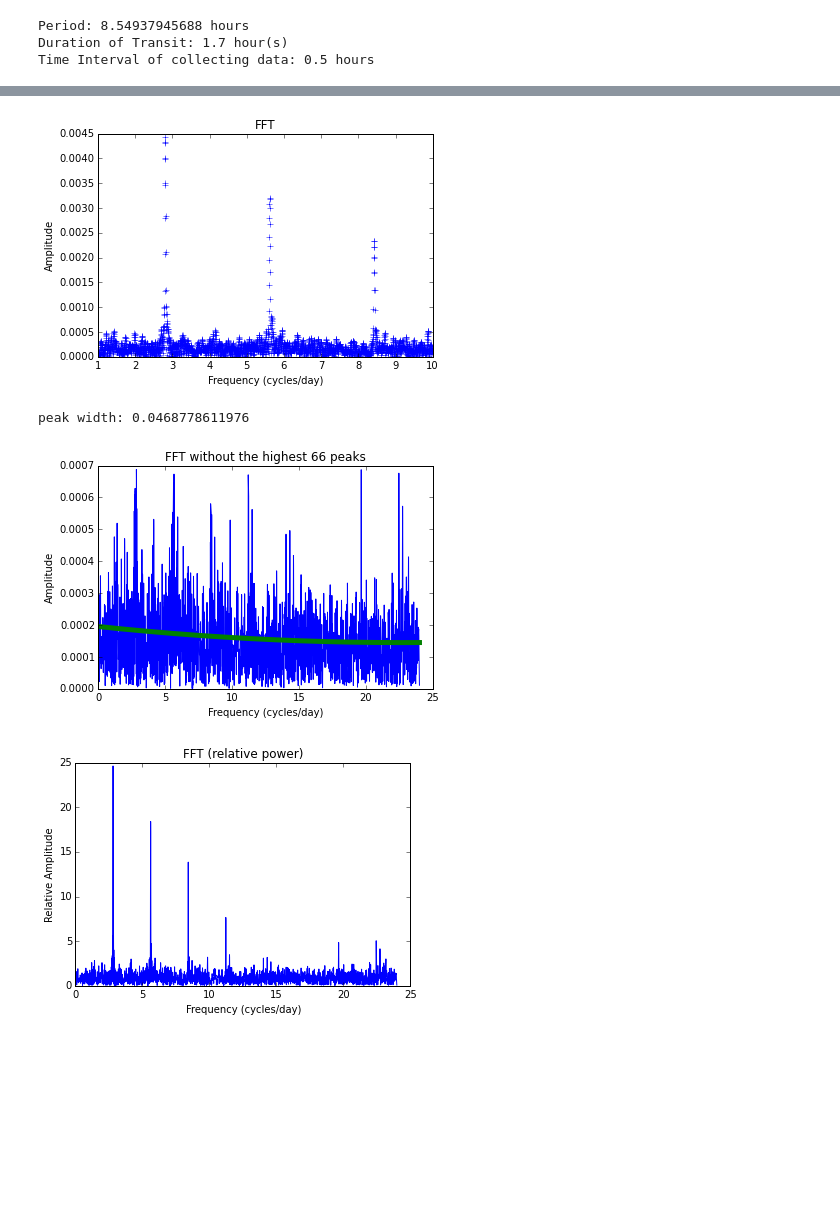
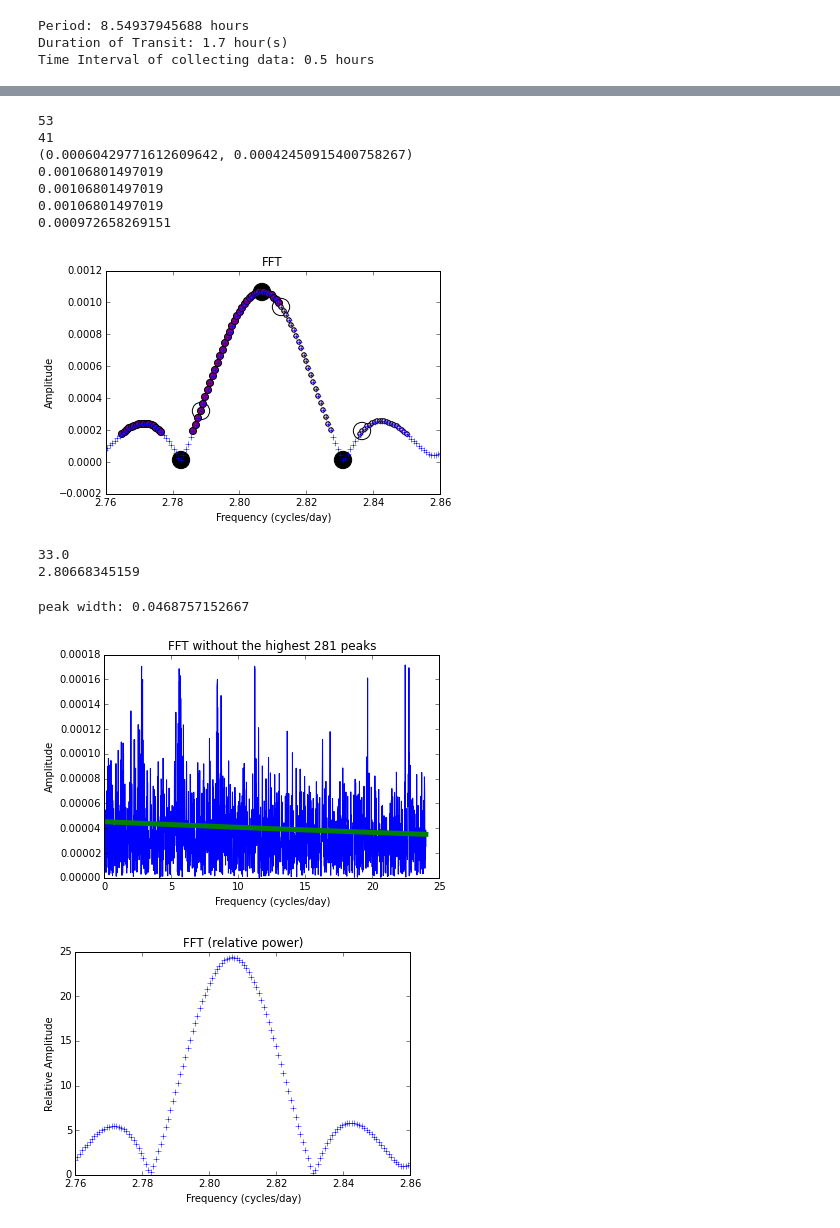
Before and after one commit to dianadianadiana/FFT, a Jupyter notebook: flux_function_transit.ipynb, the cells around one changed output, grey strips where cells are left out. Cells and saved outputs as stored; diff of their text form; code cells hidden in the pictures; blank space fills up the shorter version.

```diff
--- a/flux_function_transit.ipynb
+++ b/flux_function_transit.ipynb
@@ -249,45 +249,89 @@ plt.show()
 
 # oversampling
 N_log = np.log2(N) # 2 ** N_log = N
-N_log_round = np.round(N_log)
-if N_log > N_log_round:
-    N_over = N_log_round + 1 #compensate for if N_log was rounded down
-else:
-    N_over = N_log_round
+exp = np.round(N_log)
+if exp < N_log:
+    exp += 1 #compensate for if N_log was rounded down
 
-extra_fact = 3
-newN = 2**(N_over + extra_fact)
+extra_fact = 5
+newN = 2**(exp + extra_fact)
 
+n = newN/N
+n = np.round(n)
 diff = newN - N
 mean = np.mean(f)
 voidf = np.zeros(diff) + mean
 newf = np.append(flux_cad, voidf)
 
 norm_fact = 2.0 / newN # normalization factor
 f_flux = fft(newf) * norm_fact
 
 freq = fftfreq(len(newf))
 freq_fact = 1.0 / d_pts #frequency factor
 
 postivefreq = freq > 0 # take only positive values
 freq, f_flux = freq[postivefreq], f_flux[postivefreq]
 
 power = np.abs(f_flux)
 
 conv_hr_day = 24. #conversion factor from cycles/hour to cycles/day
 constant = freq_fact*conv_hr_day
 #because of oversampling, need to remove the first few terms,
 #ex if N=3000 and the over sampling size is 100,000, then the first 30 points should not be considered
 #also means that each cluster of higher amplitudes are in groups of 30 points
 plt.plot(freq[newN/N:]*constant, power[newN/N:],'b+')
 
 plt.title("FFT")
 plt.xlabel("Frequency (cycles/day)")
 plt.ylabel("Amplitude")
-plt.xlim([1,10])
+# plt.xlim([1,10])
+plt.xlim([2.76,2.86])
+plt.scatter(freq[[3831 -n,3831,3831 +n]]*constant, power[[3831-n,3831,3831 +n]], s =300, c = "black")
+plt.scatter(freq[[3839-n,3839,3839+n]]*constant, power[[3839-n,3839,3839+n]], s = 300, c = "white")
+
+freq1=[3774, 3775, 3776, 3777, 3778, 3779, 3780, 3781, 3782, 3783, 3784, 3785, 3786, 3787, 3788, 3789, 3790, 3803, 3804, 3805, 3806, 3807, 3808, 3809, 3810, 3811, 3812, 3813, 3814, 3815, 3816, 3817, 3818, 3819, 3820, 3821, 3822, 3823, 3824, 3825, 3826, 3827, 3828, 3829, 3830, 3831, 3832, 3833, 3834, 3835, 3836, 3837, 3838]
+freq2 = [3839, 3840, 3841, 3842, 3843, 3844, 3845, 3846, 3847, 3848, 3849, 3850, 3851, 3852, 3853, 3854, 3855, 3856, 3857, 3858, 3859, 3871, 3872, 3873, 3874, 3875, 3876, 3877, 3878, 3879, 3880, 3881, 3882, 3883, 3884, 3885, 3886, 3887, 3888, 3889, 3890]
+print(len(freq1))
+print(len(freq2))
+
+freq1meanpow = np.mean(power[freq1])
+freq2meanpow = np.mean(power[freq2])
+print(freq1meanpow, freq2meanpow)
+
+peak1 = freq[3831-n:3831+n]*constant
+peak2 = freq[3839-n:3839+n]*constant
+peak1ind = 3831
+peak2ind = 3839
+peak1lower, peak1upper = [peak1ind -n,peak1ind +n]
+peak2lower, peak2upper = [peak2ind-n,peak2ind+n]
+
+maxpow1 = np.amax(power[peak1lower:peak1upper])
+maxpow2 = np.amax(power[peak2lower:peak2upper])
+
+print(maxpow1)
+print(maxpow2)
+print(power[peak1ind])
+print(power[peak2ind])
+
+
+plt.scatter(freq[freq1]*constant, power[freq1], s=50,c="purple")
+plt.scatter(freq[freq2]*constant, power[freq2], c="pink")
 plt.show()
 # %% [output]
+53
+41
+(0.00060429771612609642, 0.00042450915400758267)
+0.00106801497019
+0.00106801497019
+0.00106801497019
+0.000972658269151
-[figure, old version]
+[figure, new version]
+# %%
+print(n)
+print(freq[3831]*constant)
+# %% [output]
+33.0
+2.80668345159
 # %%
 bin_sz = 1./len(newf) * constant
 peak_width_to_zero = bin_sz * 2**extra_fact
@@ -297,7 +341,7 @@ peak_width = 2 * peak_width_to_zero
 # peak_width += peak_error
 print("peak width: " +str(peak_width))
 # %% [output]
-peak width: 0.0468778611976
+peak width: 0.0468757152667
 # %%
 # GOAL: find all the values in the power array that are considered to be peaks
 #       and all the values in the power array that are considered to be harmonics
@@ -373,21 +417,23 @@ plt.xlabel("Frequency (cycles/day)")
 plt.ylabel("Amplitude")
 plt.show()
 # %% [output]
-[figure, old version]
+[figure, new version]
 # %%
 # Relative power
 z2 = poly_maker(freq_fit, power_fit, freq)
 
 power_rel = power/z2
 
-plt.plot(freq*freq_fact*conv_hr_day, power_rel, 'b')
+plt.plot(freq*freq_fact*conv_hr_day, power_rel, 'b+')
 plt.title("FFT (relative power)")
 plt.xlabel("Frequency (cycles/day)")
 plt.ylabel("Relative Amplitude")
-plt.xlim([0,25])
+# plt.xlim([0,25])
+plt.xlim([2.76,2.86])
+
 plt.show()
 # %% [output]
-[figure, old version]
+[figure, new version]
 # %%
 # cluster algorithm
 # goal: find out where the clusters are, and keep only the max of each cluster
```
Also changed, not shown: parts of 11 cells of this notebook.
